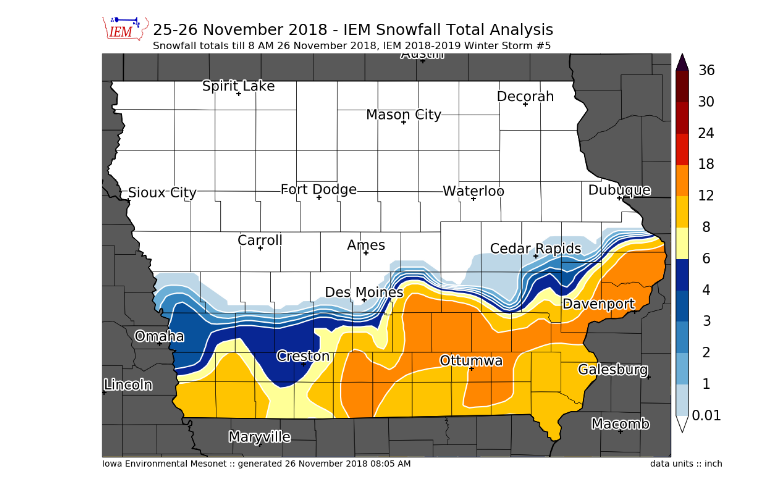
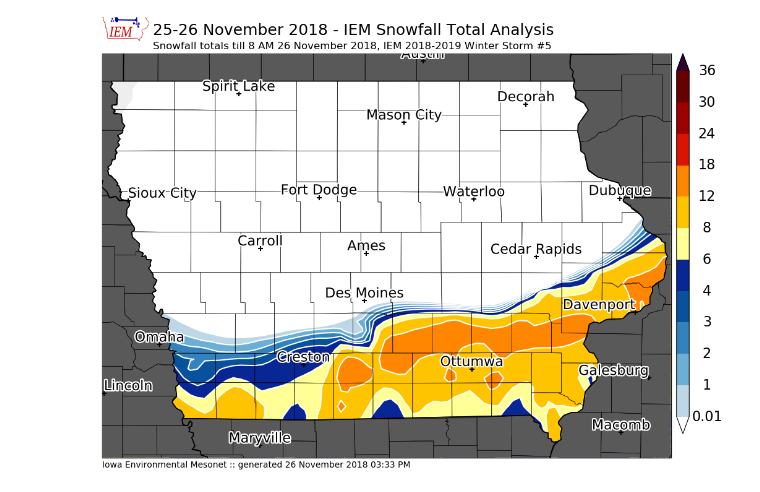
Before and after one commit to akrherz/DEV, a Jupyter notebook: coop/feature_snowfall_analysis.ipynb, the cells around one changed output. Drawn from its saved outputs; the diff is of its cells as text; code cells hidden in the pictures.

```diff
--- a/coop/feature_snowfall_analysis.ipynb
+++ b/coop/feature_snowfall_analysis.ipynb
@@ -120,24 +126,0 @@ Added 33 rows
-# %%
-cull = ['LKFM5']
-if cull:
-    df.at[cull, 'useme'] = False
-
-hardcode = [
-           ]
-for sid, val in hardcode:
-    df.at[sid, 'val'] = val
-
-df.sort_values('val', ascending=True, inplace=True)
-df2 = df[df.useme]
-
-
-#xi, yi = np.meshgrid(iemre.XAXIS, iemre.YAXIS)
-#grid = inverse_distance(df2['lon'].values, df2['lat'].values,
-#                            df2['val'].values, xi, yi, 0.5)
-
-m = MapPlot(state='IA', sector='state', figsize=(20,18))
-#m.contourf(xi, yi, grid, clevs, cmap=cmap)
-vals = m.contourf(df2.lon.values, df2.lat.values, df2.val.values, clevs, cmap=cmap)
-np.save("%s_events/%s_%s.npy" % (SEASON, SEASON, STORM_NUMBER), vals)
-m.plot_values(df2['lon'], df2['lat'], df2['val'], '%.2f', labels=df2.index.values, textsize=20,
-              labeltextsize=20, labelbuffer=0)
@@ -146,15 +197,15 @@ m.plot_values(df2['lon'], df2['lat'], df2['val'], '%.2f', labels=df2.index.value
 # %%
 # now we are ready to plot!
 
 m = MapPlot(sector='iowa',
             title='25-26 November 2018 - IEM Snowfall Total Analysis',
             subtitle=("Snowfall totals till 8 AM 26 November 2018, "
                       "IEM 2018-2019 Winter Storm #%s") % (STORM_NUMBER, ))
-m.contourf(df2.lon.values, df2.lat.values, df2.val.values, clevs, cmap=cmap,
-          units='inch')
+vals = m.contourf(grid.longitude, grid.latitude, grid.vals, clevs, cmap=cmap)
+np.save("%s_events/%s_%s.npy" % (SEASON, SEASON, STORM_NUMBER), vals)
 #m.plot_values(np.array(df2.lon), np.array(df2.lat), np.array(df2.val), '%.2f')
 m.drawcounties()
 m.drawcities()
 m.postprocess(filename='181126.png')
 # %% [output]
-[figure, old version]
+[figure, new version]
```
Also changed, not shown: parts of 5 cells of this notebook, 1 other file.
